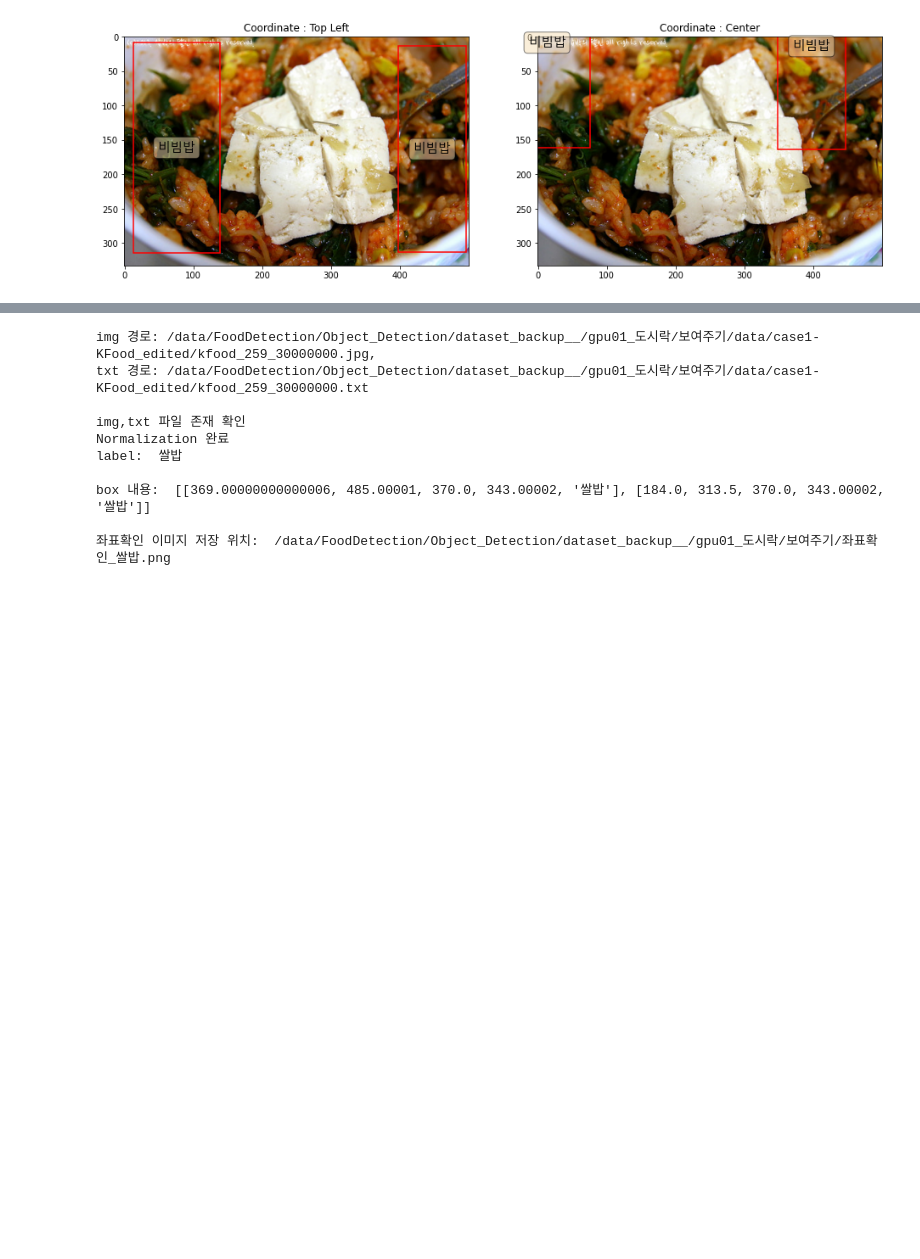
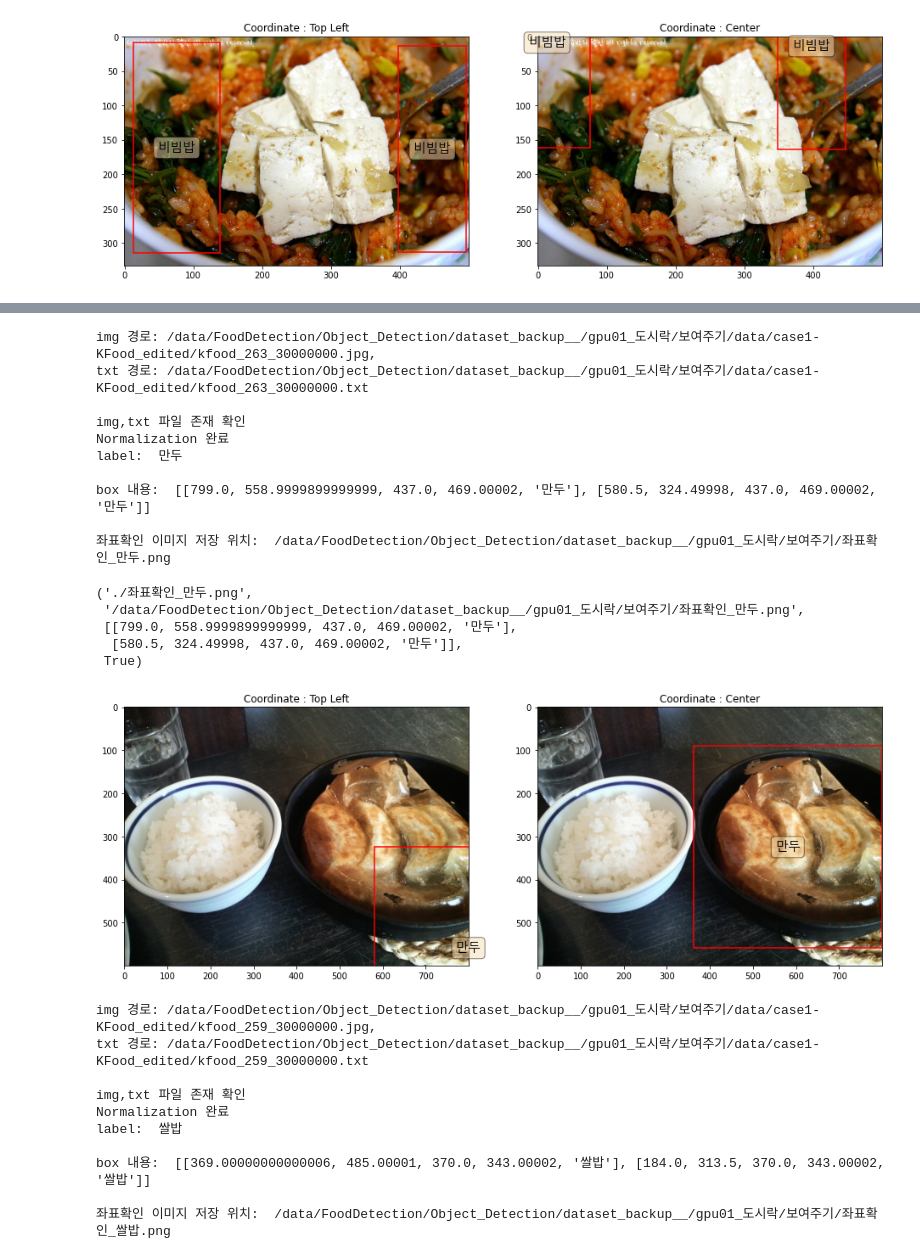
Before and after one commit to K-107/dki, a Jupyter notebook: Food_Detection/220204_이미지데이터좌표확인.ipynb, the cells around one changed output, grey strips where cells are left out. Saved outputs shown, nothing was run; the diff lists cells and outputs as text; code cells hidden in the pictures; blank space fills up the shorter version.

```diff
--- a/Food_Detection/220204_이미지데이터좌표확인.ipynb
+++ b/Food_Detection/220204_이미지데이터좌표확인.ipynb
@@ -354,2 +448,30 @@ box 내용:  [[75.5, 161.5, 125.0, 305.0, '비빔밥'], [13.0, 9.0, 125.0, 305.0
+# %%
+# case1-KFood_edited  - topleft
+
+# py파일에서 불러와서 사용
+
+# from show_annotation import imgTxtCheck
+
+img = '/data/FoodDetection/Object_Detection/dataset_backup__/gpu01_도시락/보여주기/data/case1-KFood_edited/kfood_263_30000000.jpg'
+txt = '/data/FoodDetection/Object_Detection/dataset_backup__/gpu01_도시락/보여주기/data/case1-KFood_edited/kfood_263_30000000.txt'
+
+imgTxtCheck(img, txt)
+# %% [output]
+img 경로: /data/FoodDetection/Object_Detection/dataset_backup__/gpu01_도시락/보여주기/data/case1-KFood_edited/kfood_263_30000000.jpg,
+txt 경로: /data/FoodDetection/Object_Detection/dataset_backup__/gpu01_도시락/보여주기/data/case1-KFood_edited/kfood_263_30000000.txt
+
+img,txt 파일 존재 확인
+Normalization 완료
+label:  만두
+
+box 내용:  [[799.0, 558.9999899999999, 437.0, 469.00002, '만두'], [580.5, 324.49998, 437.0, 469.00002, '만두']]
+
+좌표확인 이미지 저장 위치:  /data/FoodDetection/Object_Detection/dataset_backup__/gpu01_도시락/보여주기/좌표확인_만두.png
+('./좌표확인_만두.png',
+ '/data/FoodDetection/Object_Detection/dataset_backup__/gpu01_도시락/보여주기/좌표확인_만두.png',
+ [[799.0, 558.9999899999999, 437.0, 469.00002, '만두'],
+  [580.5, 324.49998, 437.0, 469.00002, '만두']],
+ True)
+[figure, added]
 # %%
 # case1-KFood_edited  - topleft
```
Also changed, not shown: parts of 16 cells of this notebook, 1 other file.
